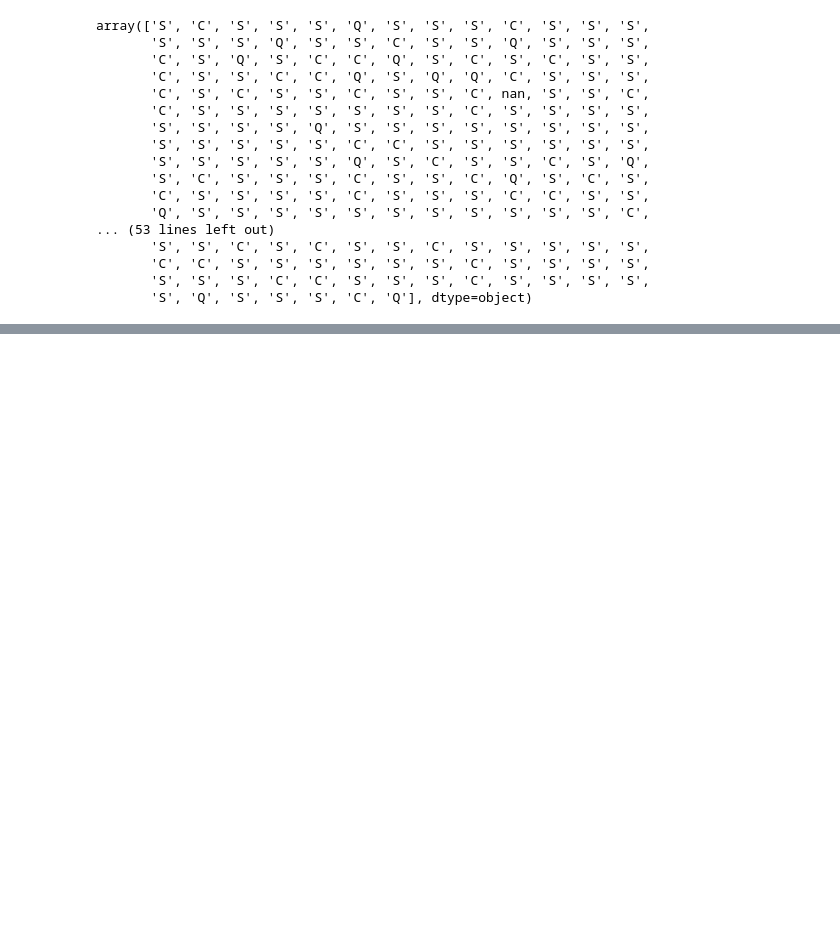
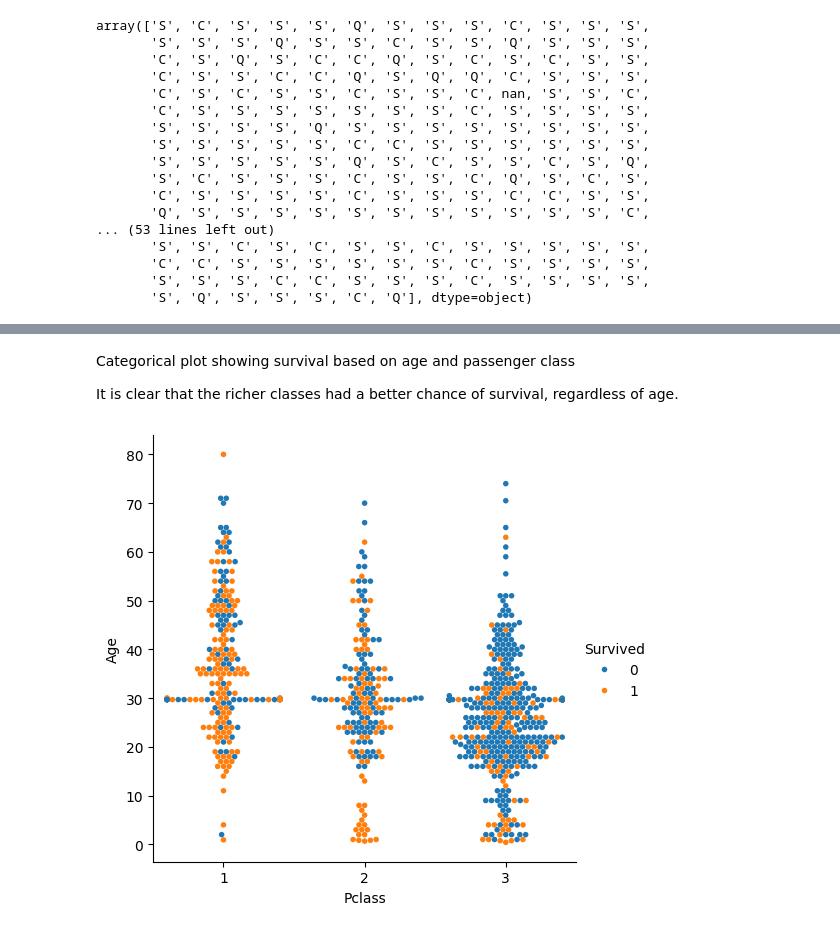
Before and after one commit to hashtag-squirrel/titanic-capstone-project, a Jupyter notebook: data_exploration.ipynb, the cells around one changed output, grey strips where cells are left out. Saved outputs shown, nothing was run; the diff lists cells and outputs as text; code cells hidden in the pictures; blank space fills up the shorter version.

```diff
--- a/data_exploration.ipynb
+++ b/data_exploration.ipynb
@@ -228,0 +286,10 @@ array(['S', 'C', 'S', 'S', 'S', 'Q', 'S', 'S', 'S', 'C', 'S', 'S', 'S',
+# %% [markdown]
+Categorical plot showing survival based on age and passenger class
+
+It is clear that the richer classes had a better chance of survival, regardless of age.
+# %%
+sns.catplot(data=train, kind="swarm", y="Age", x="Pclass", hue="Survived", size=4)
+
+plt.show()
+# %% [output]
+[figure, added]
```
Also changed, not shown: parts of 9 cells of this notebook.
